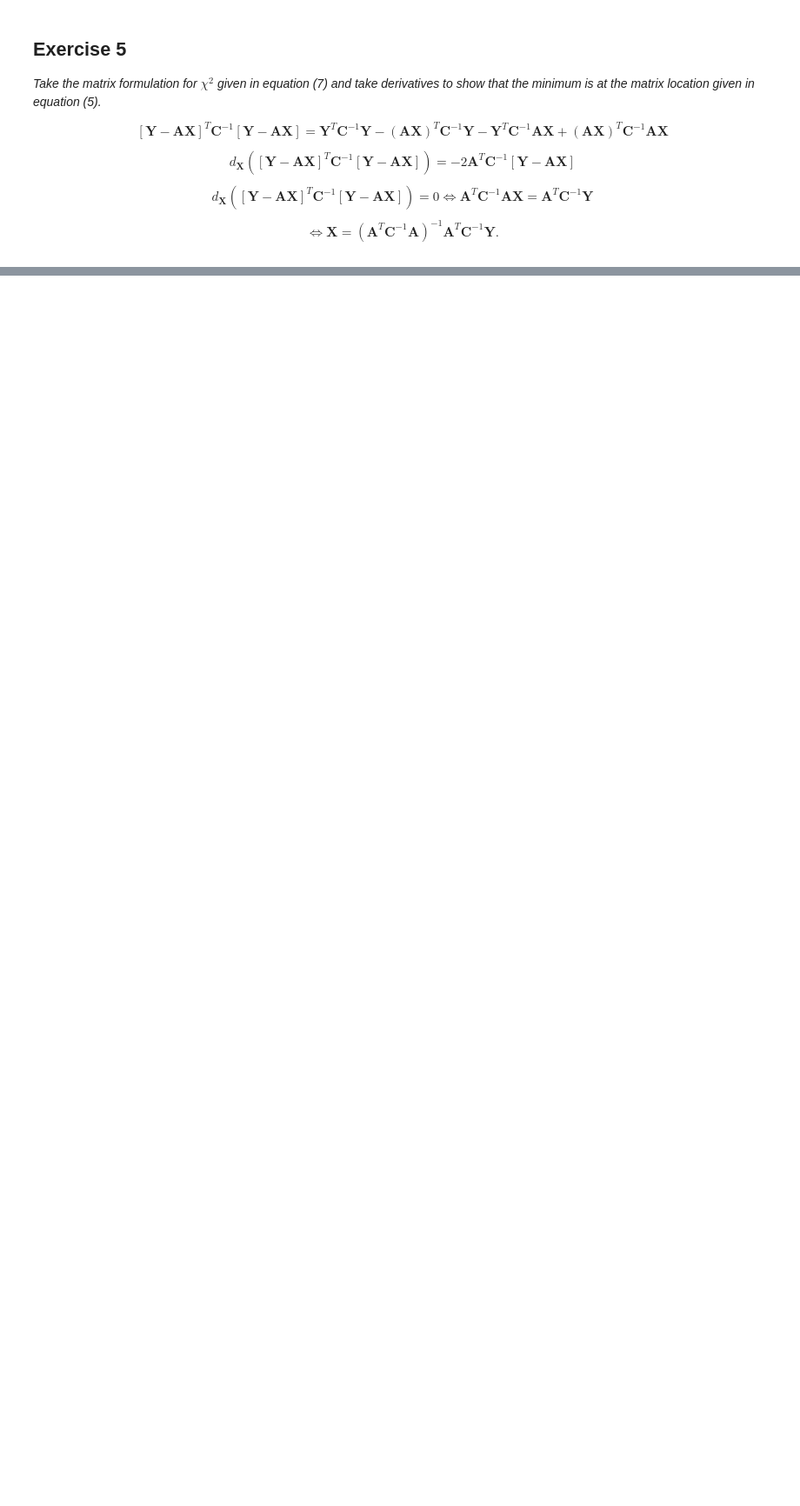
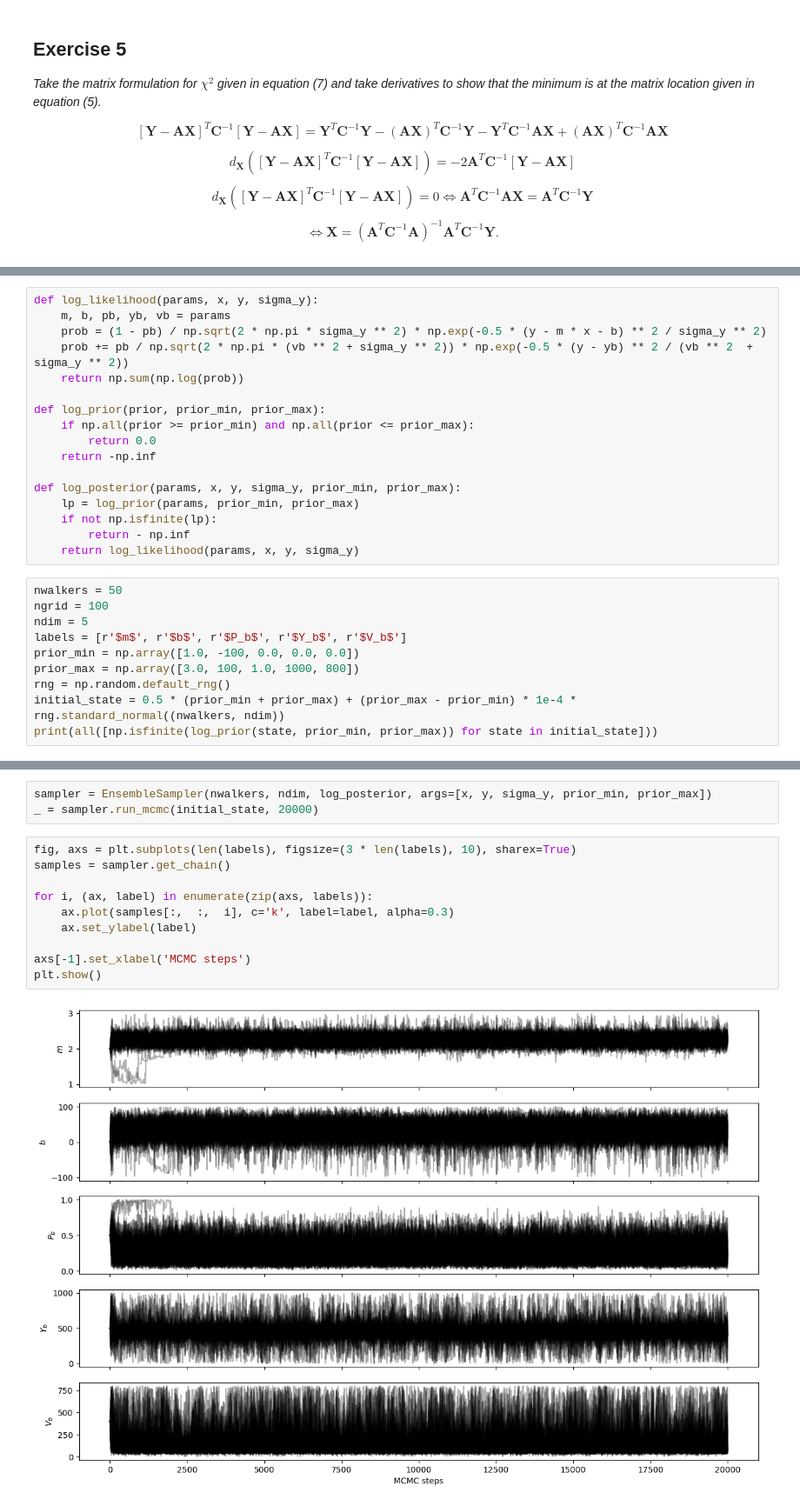
Before and after one commit to binado/fitaline, a Jupyter notebook: fitaline.ipynb, the cells around one changed output, grey strips where cells are left out. Shown at 87% size. Drawn from its saved outputs; the diff is of its cells as text; blank space fills up the shorter version.

```diff
--- a/fitaline.ipynb
+++ b/fitaline.ipynb
@@ -140,0 +147,27 @@ $$ \Leftrightarrow \mathbf{X} = (\mathbf{A}^T \mathbf{C}^{-1} \mathbf{A})^{-1} \
+# %%
+def log_likelihood(params, x, y, sigma_y):
+    m, b, pb, yb, vb = params
+    prob = (1 - pb) / np.sqrt(2 * np.pi * sigma_y ** 2) * np.exp(-0.5 * (y - m * x - b) ** 2 / sigma_y ** 2)
+    prob += pb / np.sqrt(2 * np.pi * (vb ** 2 + sigma_y ** 2)) * np.exp(-0.5 * (y - yb) ** 2 / (vb ** 2  + sigma_y ** 2))
+    return np.sum(np.log(prob))
+
+def log_prior(prior, prior_min, prior_max):
+    if np.all(prior >= prior_min) and np.all(prior <= prior_max):
+        return 0.0
+    return -np.inf
+
+def log_posterior(params, x, y, sigma_y, prior_min, prior_max):
+    lp = log_prior(params, prior_min, prior_max)
+    if not np.isfinite(lp):
+        return - np.inf
+    return log_likelihood(params, x, y, sigma_y)
+# %%
+nwalkers = 50
+ngrid = 100
+ndim = 5
+labels = [r'$m$', r'$b$', r'$P_b$', r'$Y_b$', r'$V_b$']
+prior_min = np.array([1.0, -100, 0.0, 0.0, 0.0])
+prior_max = np.array([3.0, 100, 1.0, 1000, 800])
+rng = np.random.default_rng()
+initial_state = 0.5 * (prior_min + prior_max) + (prior_max - prior_min) * 1e-4 * rng.standard_normal((nwalkers, ndim))
+print(all([np.isfinite(log_prior(state, prior_min, prior_max)) for state in initial_state]))
@@ -140,0 +176,15 @@ $$ \Leftrightarrow \mathbf{X} = (\mathbf{A}^T \mathbf{C}^{-1} \mathbf{A})^{-1} \
+# %%
+sampler = EnsembleSampler(nwalkers, ndim, log_posterior, args=[x, y, sigma_y, prior_min, prior_max])
+_ = sampler.run_mcmc(initial_state, 20000)
+# %%
+fig, axs = plt.subplots(len(labels), figsize=(3 * len(labels), 10), sharex=True)
+samples = sampler.get_chain()
+
+for i, (ax, label) in enumerate(zip(axs, labels)):
+    ax.plot(samples[:,  :,  i], c='k', label=label, alpha=0.3)
+    ax.set_ylabel(label)
+
+axs[-1].set_xlabel('MCMC steps')
+plt.show()
+# %% [output]
+[figure, added]
```
Also changed, not shown: parts of 7 cells of this notebook.
